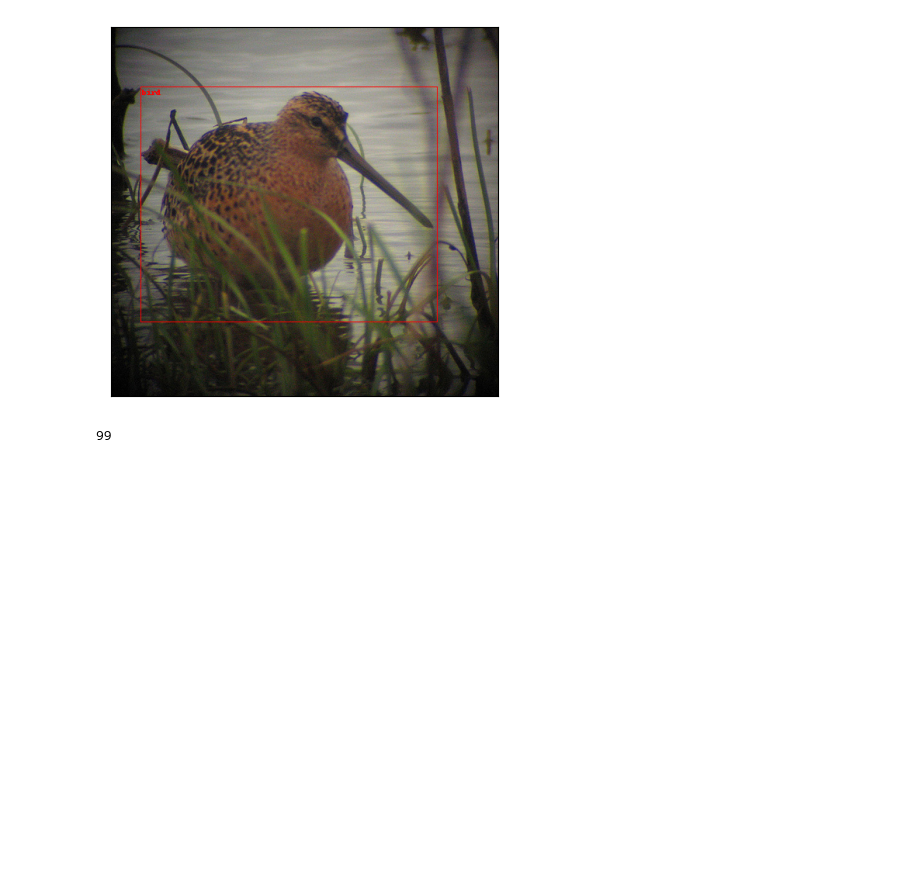
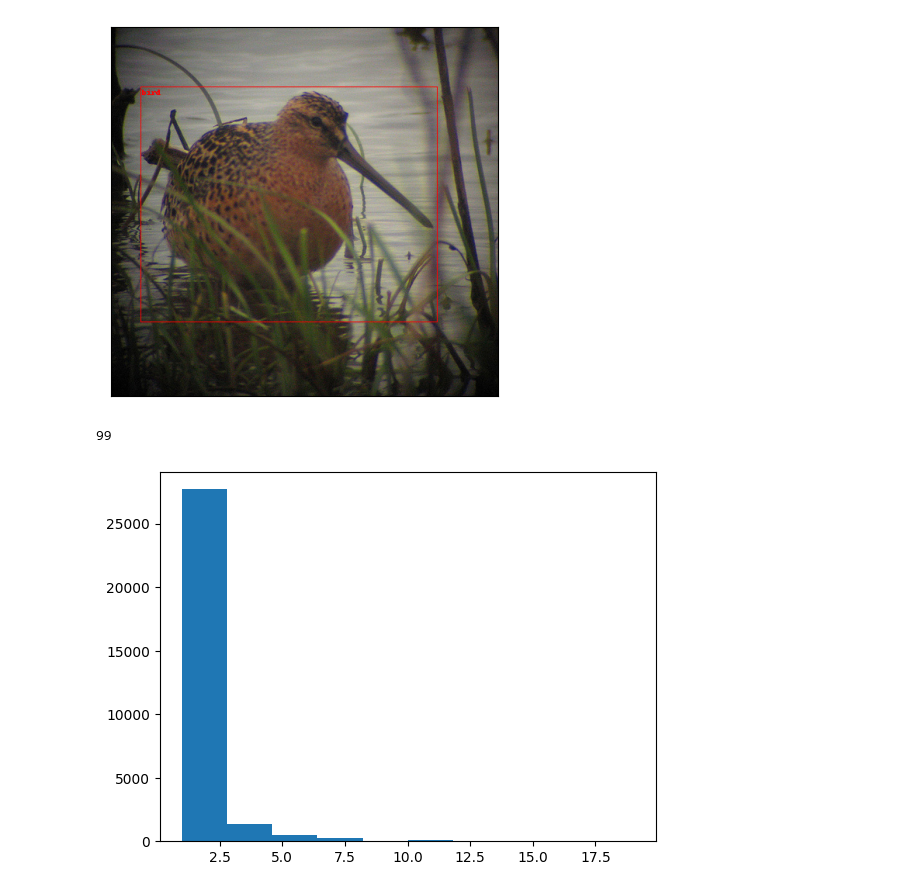
Before and after one commit to pscollins/NYU-Deep-Learning-Fall-2022, a Jupyter notebook: visualization.ipynb, the cells around one changed output. Drawn from its saved outputs; the diff is of its cells as text; code cells hidden in the pictures; blank space fills up the shorter version.

```diff
--- a/visualization.ipynb
+++ b/visualization.ipynb
@@ -63,3 +63,20 @@ index_to_class = load_data.load_inverted_class_index()
 print(max(index_to_class))
 # %% [output]
 99
+# %%
+from matplotlib import pyplot
+
+import load_data
+
+ds = load_data.LabeledDataset(root_dir=load_data.TRAINING_DATA_ROOT)
+
+num_items = []
+
+for image, bbox, classes in ds:
+    num_items.append(classes.shape[0])
+
+
+pyplot.hist(num_items)
+pyplot.show()
+# %% [output]
+[figure, added]
```
Also changed, not shown: parts of 1 cell of this notebook, 6 other files.
